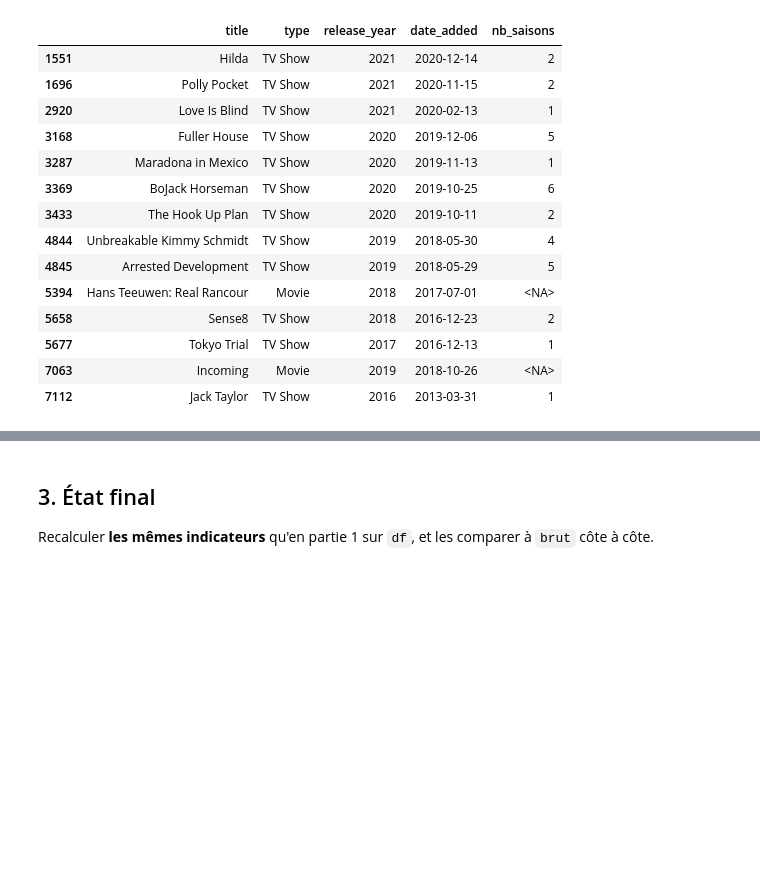
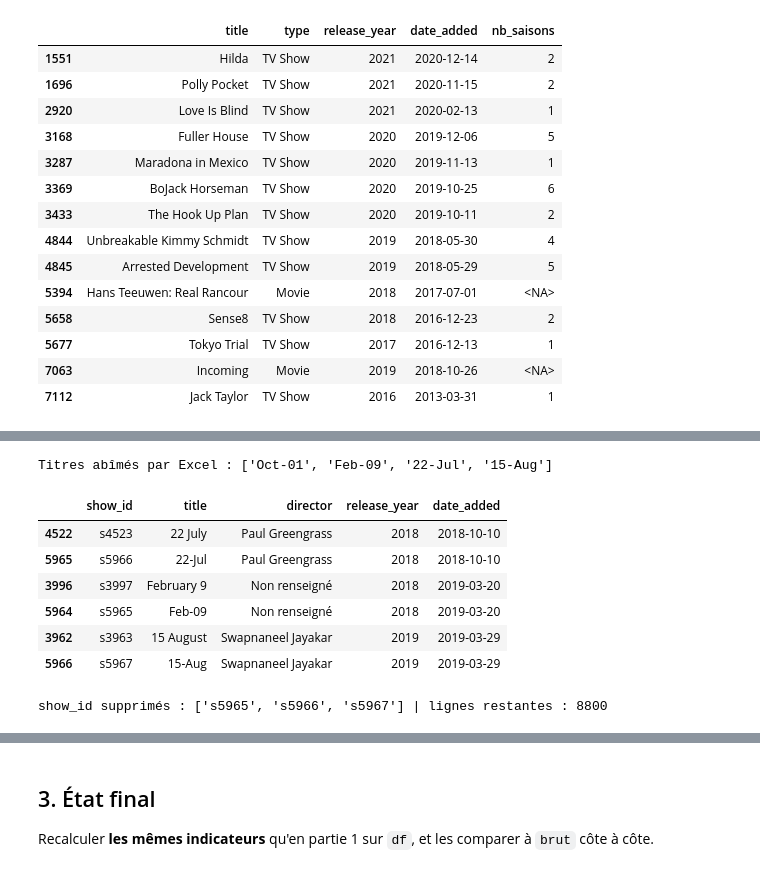
Before and after one commit to Omotolaaa7/ama-binome08-netflix, a Jupyter notebook: notebooks/nettoyage_netflix_binome08.ipynb, the cells around one changed output, grey strips where cells are left out. Saved outputs shown, nothing was run; the diff lists cells and outputs as text; code cells hidden in the pictures; blank space fills up the shorter version.

```diff
--- a/notebooks/nettoyage_netflix_binome08.ipynb
+++ b/notebooks/nettoyage_netflix_binome08.ipynb
@@ -841,0 +847,29 @@ Soviet Union : 3 titres
+# %%
+# En lisant les descriptions partagées, on est tombés sur « 22 July » et « 22-Jul » :
+# Excel a pris certains titres pour des dates et les a réécrits. On cherche tous les titres de ce genre
+abimes = df["title"].str.match(r"^\d{1,2}-[A-Z][a-z]{2}$|^[A-Z][a-z]{2}-\d{2}$")
+print("Titres abîmés par Excel :", df.loc[abimes, "title"].tolist())
+
+# Un « jumeau », c'est une autre ligne identique sur toutes les colonnes sauf show_id et title
+autres_colonnes = [c for c in df.columns if c not in ["show_id", "title"]]
+a_un_jumeau = df.duplicated(autres_colonnes, keep=False)
+display(df[a_un_jumeau & df["description"].isin(df.loc[abimes, "description"])]
+        .sort_values("description")[["show_id", "title", "director", "release_year", "date_added"]])
+
+# Il faut les deux conditions : les versions doublées (Boomika, Boomika (Hindi)...) ont elles aussi un jumeau
+a_supprimer = df.loc[abimes & a_un_jumeau, "show_id"].tolist()
+df = df[~df["show_id"].isin(a_supprimer)]
+
+# « Oct-01 » n'a pas de jumeau : c'est le film nigérian October 1, on lui rend son titre
+df.loc[df["title"] == "Oct-01", "title"] = "October 1"
+print("show_id supprimés :", a_supprimer, "| lignes restantes :", len(df))
+# %% [output]
+Titres abîmés par Excel : ['Oct-01', 'Feb-09', '22-Jul', '15-Aug']
+|  | show_id | title | director | release_year | date_added |
+| 4522 | s4523 | 22 July | Paul Greengrass | 2018 | 2018-10-10 |
+| 5965 | s5966 | 22-Jul | Paul Greengrass | 2018 | 2018-10-10 |
+| 3996 | s3997 | February 9 | Non renseigné | 2018 | 2019-03-20 |
+| 5964 | s5965 | Feb-09 | Non renseigné | 2018 | 2019-03-20 |
+| 3962 | s3963 | 15 August | Swapnaneel Jayakar | 2019 | 2019-03-29 |
+| 5966 | s5967 | 15-Aug | Swapnaneel Jayakar | 2019 | 2019-03-29 |
+show_id supprimés : ['s5965', 's5966', 's5967'] | lignes restantes : 8800
```
Also changed, not shown: parts of 13 cells of this notebook, 4 other files.
